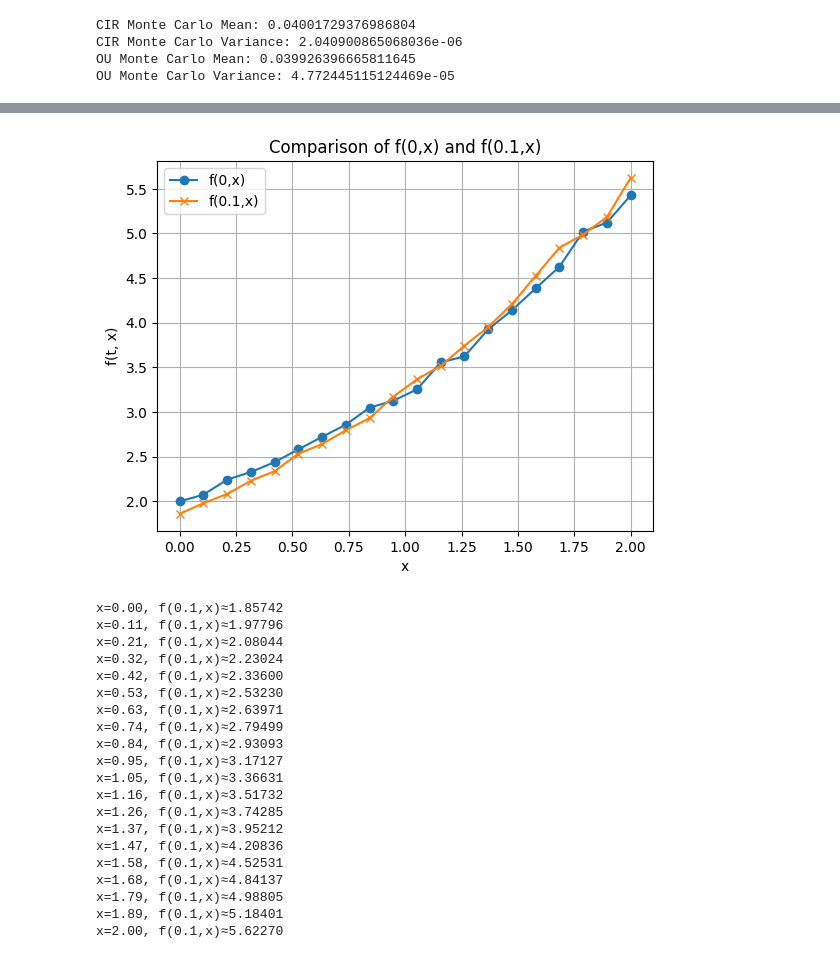
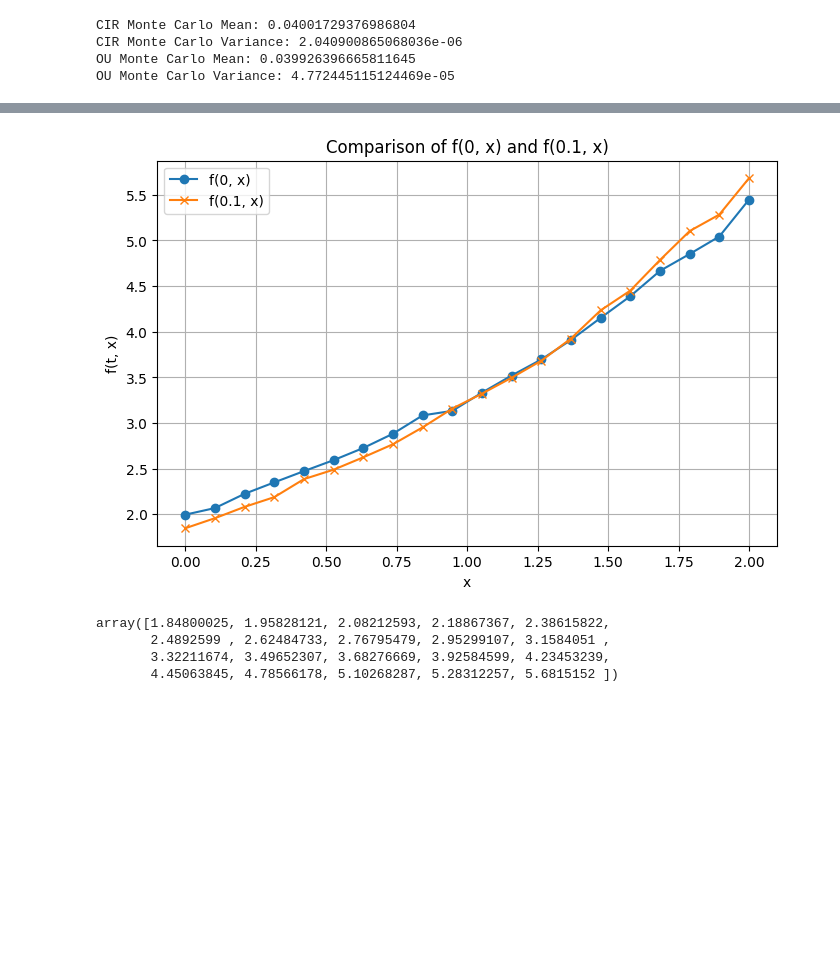
Before and after one commit to RishKr17/Stochastic-Process-Simulation, a Jupyter notebook: notebook/simulation.ipynb, the cells around one changed output, grey strips where cells are left out. Saved outputs shown, nothing was run; the diff lists cells and outputs as text; code cells hidden in the pictures; blank space fills up the shorter version.

```diff
--- a/notebook/simulation.ipynb
+++ b/notebook/simulation.ipynb
@@ -267,13 +345,28 @@ f(0, x) = \mathbb{E}\big[ e^{X_{\ln 2}} \mid X_0 = x \big].
 # %%
-# Problem 3(b)
+def estimate_f_at_time(t0, xs, T_final, N, M):
+    H = T_final - t0
+    dt = H / N
+    f_vals = np.zeros_like(xs)
 
-T_final = np.log(2)
+    for i, x0 in enumerate(xs):
+        X = np.full(M, x0)
+        for _ in range(N):
+            dW = np.sqrt(dt) * np.random.randn(M)
+            X += (1 - X) * dt + dW
+        f_vals[i] = np.mean(np.exp(X))
+
+    return f_vals
+
+# Parameters
+T_final = np.log(2.0)
 N = 1000
 M = 5000
+xs = np.linspace(0, 2, 20)
 
-xs = np.linspace(0, 2, 20)
-f0_vals = estimate_f_at_time(0, xs, T_final, N, M)
+# Compute numerical f(0,x)
+f0_vals = estimate_f_at_time(0.0, xs, T_final, N, M)
 
+plt.figure(figsize=(8,5))
 plt.plot(xs, f0_vals, marker='o')
 plt.title("Approximation of f(0, x)")
 plt.xlabel("x")
@@ -281,6 +374,5 @@ plt.ylabel("f(0, x)")
 plt.grid(True)
 plt.show()
 
-for xi, fi in zip(xs, f0_vals):
-    print(f"x={xi:.2f}, f(0,x)≈{fi:.5f}")
+f0_vals
 # %% [output]
@@ -326,38 +420,20 @@ This is identical to part (b), just with a shorter horizon.
 # %%
-# Demo - Computing f(0.1, x)
-
 f01_vals = estimate_f_at_time(0.1, xs, T_final, N, M)
 
-plt.plot(xs, f0_vals, marker='o', label="f(0,x)")
-plt.plot(xs, f01_vals, marker='x', label="f(0.1,x)")
-plt.title("Comparison of f(0,x) and f(0.1,x)")
+plt.figure(figsize=(8,5))
+plt.plot(xs, f0_vals, marker='o', label="f(0, x)")
+plt.plot(xs, f01_vals, marker='x', label="f(0.1, x)")
+plt.title("Comparison of f(0, x) and f(0.1, x)")
 plt.xlabel("x")
 plt.ylabel("f(t, x)")
 plt.grid(True)
 plt.legend()
 plt.show()
 
-for xi, fi in zip(xs, f01_vals):
-    print(f"x={xi:.2f}, f(0.1,x)≈{fi:.5f}")
+f01_vals
 # %% [output]
-[figure, old version]
+[figure, new version]
-x=0.00, f(0.1,x)≈1.85742
-x=0.11, f(0.1,x)≈1.97796
-x=0.21, f(0.1,x)≈2.08044
-x=0.32, f(0.1,x)≈2.23024
-x=0.42, f(0.1,x)≈2.33600
-x=0.53, f(0.1,x)≈2.53230
-x=0.63, f(0.1,x)≈2.63971
-x=0.74, f(0.1,x)≈2.79499
-x=0.84, f(0.1,x)≈2.93093
-x=0.95, f(0.1,x)≈3.17127
-x=1.05, f(0.1,x)≈3.36631
-x=1.16, f(0.1,x)≈3.51732
-x=1.26, f(0.1,x)≈3.74285
-x=1.37, f(0.1,x)≈3.95212
-x=1.47, f(0.1,x)≈4.20836
-x=1.58, f(0.1,x)≈4.52531
-x=1.68, f(0.1,x)≈4.84137
-x=1.79, f(0.1,x)≈4.98805
-x=1.89, f(0.1,x)≈5.18401
-x=2.00, f(0.1,x)≈5.62270
+array([1.84800025, 1.95828121, 2.08212593, 2.18867367, 2.38615822,
+       2.4892599 , 2.62484733, 2.76795479, 2.95299107, 3.1584051 ,
+       3.32211674, 3.49652307, 3.68276669, 3.92584599, 4.23453239,
+       4.45063845, 4.78566178, 5.10268287, 5.28312257, 5.6815152 ])
```
Also changed, not shown: parts of 12 cells of this notebook.
